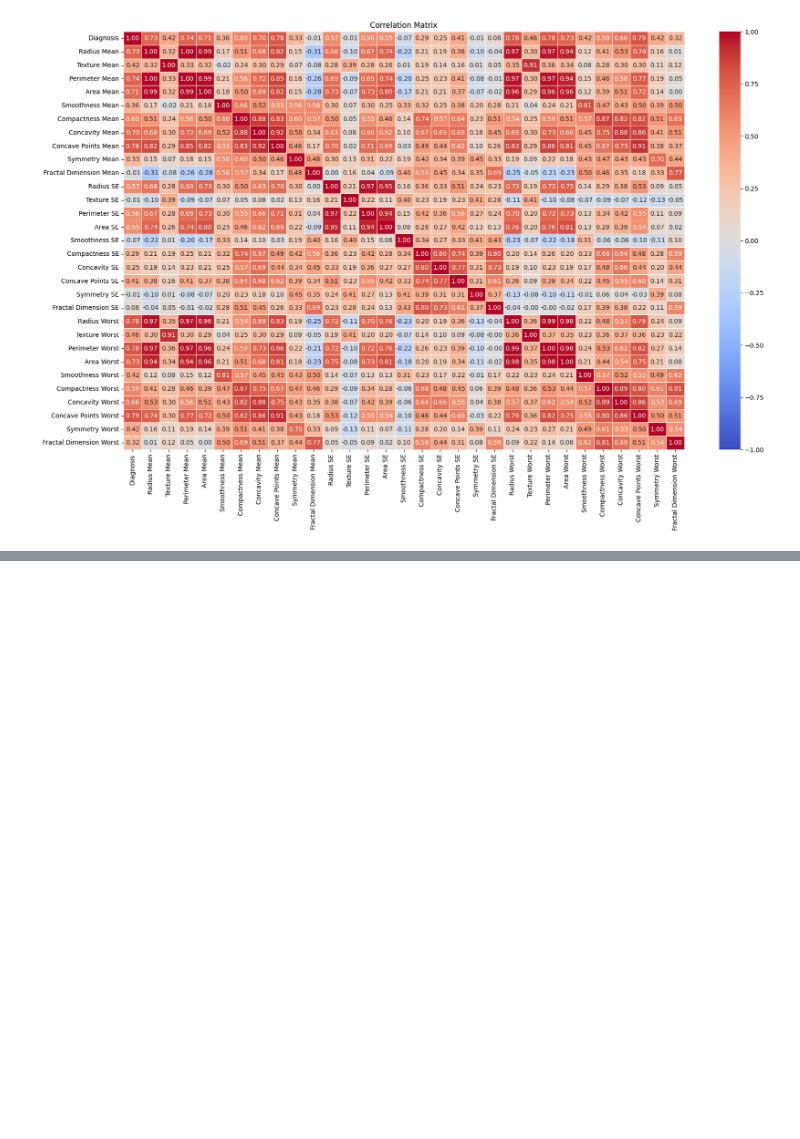
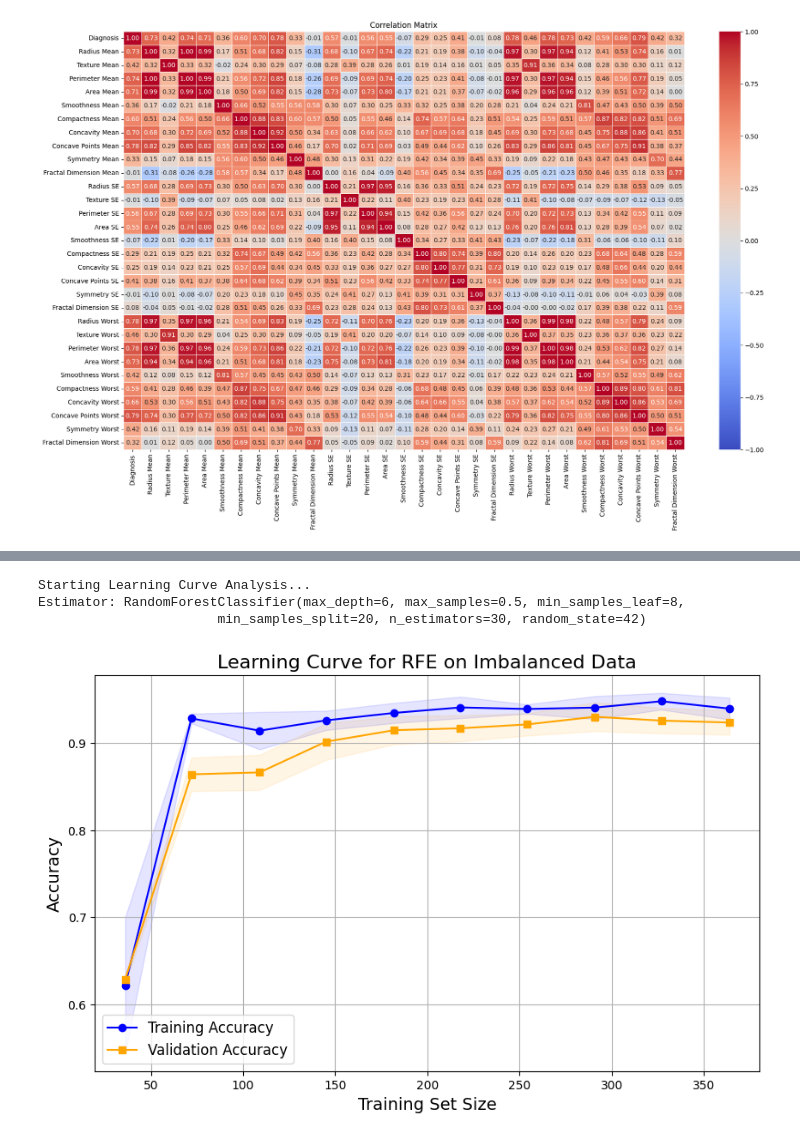
Before and after one commit to harsha5428/datascience_project, a Jupyter notebook: final_project.ipynb, the cells around one changed output, grey strips where cells are left out. Cells and saved outputs as stored; diff of their text form; code cells hidden in the pictures; blank space fills up the shorter version.

```diff
--- a/final_project.ipynb
+++ b/final_project.ipynb
@@ -155,0 +430,7 @@ plt.show()
+# %%
+plot_learning_curve(rf_rfe, X_train_rfe, y_train, cv=5, title="Learning Curve for RFE on Imbalanced Data")
+# %% [output]
+Starting Learning Curve Analysis...
+Estimator: RandomForestClassifier(max_depth=6, max_samples=0.5, min_samples_leaf=8,
+                       min_samples_split=20, n_estimators=30, random_state=42)
+[figure, added]
```
Also changed, not shown: parts of 40 cells of this notebook.
